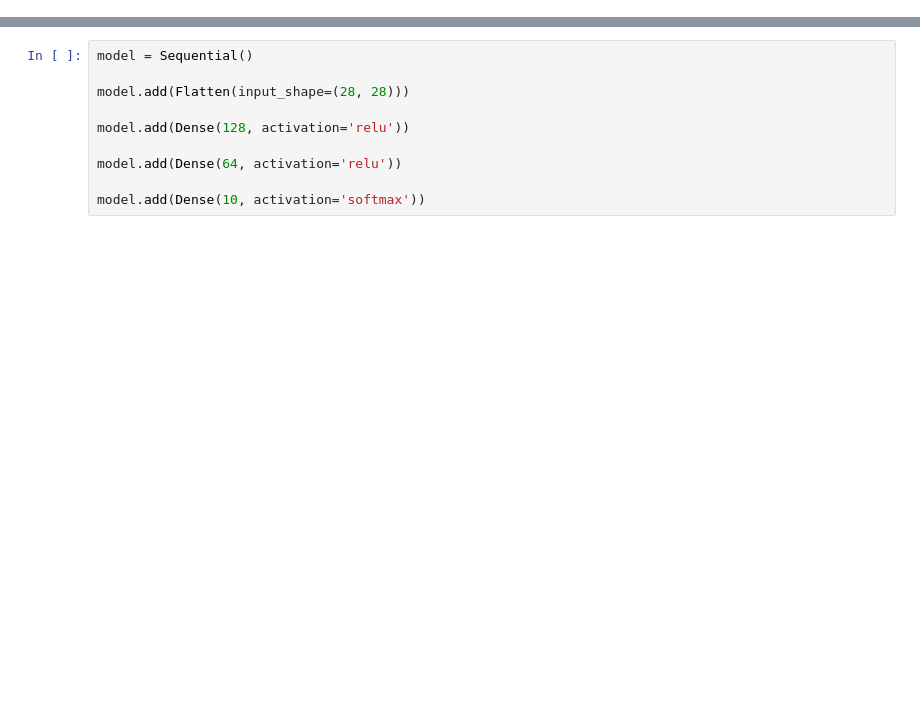
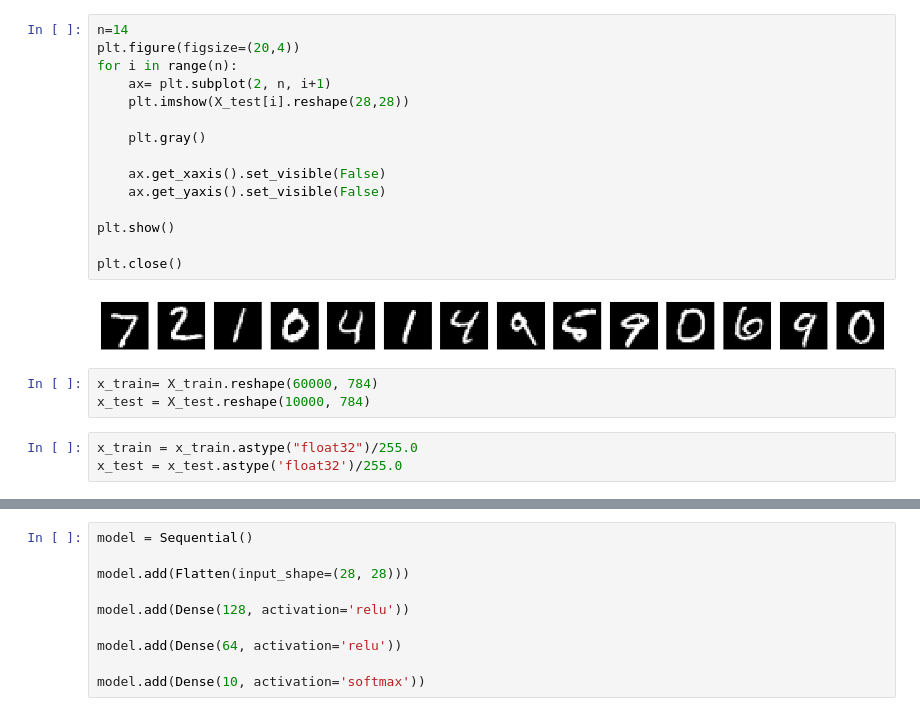
Before and after one commit to amber-khurshid/100DaysOfBytewise, a Jupyter notebook: month_4_week_1.ipynb, the cells around one changed output, grey strips where cells are left out. Drawn from its saved outputs; the diff is of its cells as text; blank space fills up the shorter version.

```diff
--- a/month_4_week_1.ipynb
+++ b/month_4_week_1.ipynb
@@ -15,0 +26,23 @@ y_test = to_categorical(y_test, 10)
+# %%
+n=14
+plt.figure(figsize=(20,4))
+for i in range(n):
+    ax= plt.subplot(2, n, i+1)
+    plt.imshow(X_test[i].reshape(28,28))
+
+    plt.gray()
+
+    ax.get_xaxis().set_visible(False)
+    ax.get_yaxis().set_visible(False)
+
+plt.show()
+
+plt.close()
+# %% [output]
+[figure, added]
+# %%
+x_train= X_train.reshape(60000, 784)
+x_test = X_test.reshape(10000, 784)
+# %%
+x_train = x_train.astype("float32")/255.0
+x_test = x_test.astype('float32')/255.0
```
Also changed, not shown: parts of 11 cells of this notebook.
